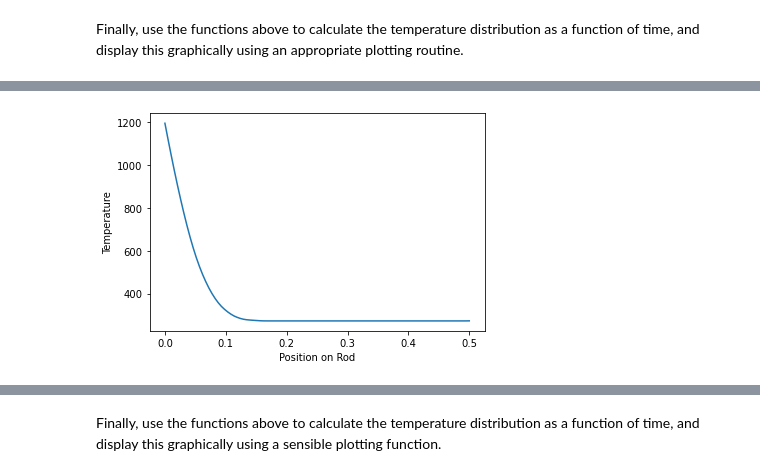
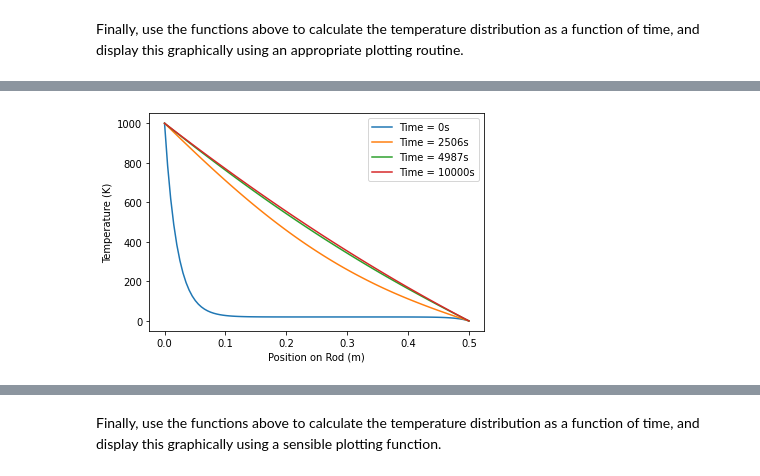
Before and after one commit to sam-you-ell/Computational-Physics, a Jupyter notebook: 3rd Year/PDEs/PDESolve.ipynb, the cells around one changed output, grey strips where cells are left out. Drawn from its saved outputs; the diff is of its cells as text; code cells hidden in the pictures.

```diff
--- a/3rd Year/PDEs/PDESolve.ipynb
+++ b/3rd Year/PDEs/PDESolve.ipynb
@@ -108,7 +108,7 @@ class FiniteDifference:
             k = 1
         else:
             k = Metal.thermaldiff()
-        return (k *  self.tau(self.t)) / (self.h(self.x)**2)
+        return (k *  self.tau(self.t)) / (self.h(self.x))**2
 
     def MatrixMaker(self, Metal):
         N = self.N
@@ -118,7 +118,7 @@ class FiniteDifference:
             return sparse.diags([-1 * a, (1 + 2*  a), -1 * a], [-1, 0, 1], shape = ((N-2, N-2))).toarray()
         else:
             a = self.alpha(Metal)
-            return sparse.diags([-1 * a, (1 + 2*  a), -1 * a], [-1, 0, 1], shape = ((N-2, N-2)))
+            return sparse.diags([-1 * a, (1 + 2*  a), -1 * a], [-1, 0, 1], shape = ((N-2, N-2)), format = 'csr')
 
     def BoundaryCondition(self, bc: str, Metal) -> np.ndarray:
         a = self.alpha(Metal); N = self.N
@@ -126,6 +126,11 @@ class FiniteDifference:
             B = np.zeros(N-2)
             B[0] = -a * self.d_0
             B[-1] = -a * self.d_N
+            return B
+        elif bc == 'neumann':
+            B = np.zeros(N-2)
+            B[0] = -a * self.d_0
+            B[-1] = -a
             return B
 
 
@@ -138,7 +143,7 @@ class FiniteDifference:
 times = np.linspace (0, 8, 9)
 points = np.linspace(0, 8, 5)
 TestMetal = Metal(llambda = 1, rho = 1, C = 1, L = 0.5)
-TestMethod = FiniteDifference(5, times, points, 1000+273, 0+273)
+TestMethod = FiniteDifference(5, times, points, 1000, 0)
 print('\n')
 print("Our value for alpha:", TestMethod.alpha('test'))
 print('\n')
@@ -165,9 +170,11 @@ Now write a function which will transport the temperature distribution at time s
 #--------------------------------------------------------------------
 #Now we go on to implement the implicit finite difference scheme to transport our temperature distribution along the rod to the next time step using .spsolve
 #--------------------------------------------------------------------
-def transport(FiniteDifference, u, Metal):
+def transport(FiniteDifference, u, Metal, bc):
     A = FiniteDifference.MatrixMaker(Metal)
-    b = FiniteDifference.BoundaryCondition('dirichlet', Metal)
+    if bc =='neumann':
+        A[-1, -1] = 1 + FiniteDifference.alpha(Metal)
+    b = FiniteDifference.BoundaryCondition(bc, Metal)
     B = u - b
     u_n1 = spsolve(A, B)
     return u_n1
@@ -177,48 +184,50 @@ Finally, use the functions above to calculate the temperature distribution as a
 #--------------------------------------------------------------------
 #Finally, we implement a simple loop to calculate the temperature distribution for all the time steps, and then plot using matplotlib.
 #--------------------------------------------------------------------
-def time_temp(FiniteDifference, T):
-    grid = np.zeros((T, FiniteDifference.N-2))
-    u = np.full(FiniteDifference.N-2, 293)
-    # grid[0,] = transport(FiniteDifference, u, Iron)
+def time_temp(FiniteDifference, T, bc):
+    grid = np.zeros((T, FiniteDifference.N)) # size T x 200
+    grid[:, 0] = 1000
+    if bc =='dirichlet':
+        grid[:, -1] = 0
+    internal = grid[:, 1:FiniteDifference.N-1] #size 198
+    u = np.full(FiniteDifference.N-2, 20)
     for k in range(0, T):
-        # u[-1] = 0
-        # u[0] = 1000
-        # grid[:, 0] = u[0]
-        # grid[:, -1] = u[-1]
-        grid[k, ] = transport(FiniteDifference, u, Iron)
-        u[:] = grid[k, ]
+        internal[k, ] = transport(FiniteDifference, u, Iron, bc)
+        u[:] = internal[k, ]
+    if bc =='neumann':
+        grid[:, -1] = grid[:, -2]
     return grid
 
+T = 10000
+numpoints = 100
+timepoints = 400
+ts = np.linspace(0, T, timepoints)
+# ts = np.arange(0, T, 100)
+xs = np.linspace(0, Iron.L, numpoints)
 
-# def time distribution(FiniteDifference, Max_Time):
-#     u_n = np.zeros((FiniteDifference.N - 2, Max_T))
-
-T = 500
-ts = np.arange(0, T)
-xs = np.linspace(0, Iron.L, 98)
-Implicit = FiniteDifference(100, ts, xs, 1273, 273)
-
-# def bigmat(FiniteDifference, maxt):
-#     rod = np.zeros((FiniteDifference.N-2, maxt))
-#     times = np.linspace(0, maxt, FiniteDifference.N-2)
-#     for i in range(0, maxt):
-#         rod[:] = main(FiniteDifference, times[i])
-#         rod[:].append(main(FiniteDifference, times[i+1]))
-#     return rod
+Implicit = FiniteDifference(numpoints, ts, xs, 1000, 0)
+print(time_temp(Implicit, T, 'dirichlet'))
 
 
+# intensity = np.transpose(time_temp(Implicit, T))
 
+def timeplots(k:int, bc:str):
+    timelabel = "%.0f"%ts[k]
+    plt.ylabel('Temperature (K)')
+    plt.xlabel('Position on Rod (m)')
+    plt.plot(xs, time_temp(Implicit, T, bc)[k,:], label = f'Time = {timelabel}s')
+    plt.legend()
 
-print(time_temp(Implicit,T))
+# # # plt.pcolor(time_temp(Implicit, T))
+# # # plt.ylabel('Time')
+# # plt.xlabel('Position on Rod')
+# # plt.ylabel('Temperature')
 
-intensity = np.transpose(time_temp(Implicit, T))
+# # plt.plot(xs, time_temp(Implicit, T)[99, :])
+# # plt.show()
 
-# plt.pcolor(time_temp(Implicit, T))
-# plt.ylabel('Time')
-plt.xlabel('Position on Rod')
-plt.ylabel('Temperature')
-# plt.colorbar()
-plt.plot(xs, time_temp(Implicit, T)[99, :])
-plt.show()
+timeplots(0, 'dirichlet')
+timeplots(100, 'dirichlet')
+timeplots(199, 'dirichlet')
+timeplots(399, 'dirichlet')
 # %% [output]
@@ -238,4 +247,4 @@ plt.show()
-[figure, old version]
+[figure, new version]
 # %% [markdown]
 ## Part 2 - Neumann Boundary Conditions
 
```
Also changed, not shown: parts of 4 cells of this notebook.
